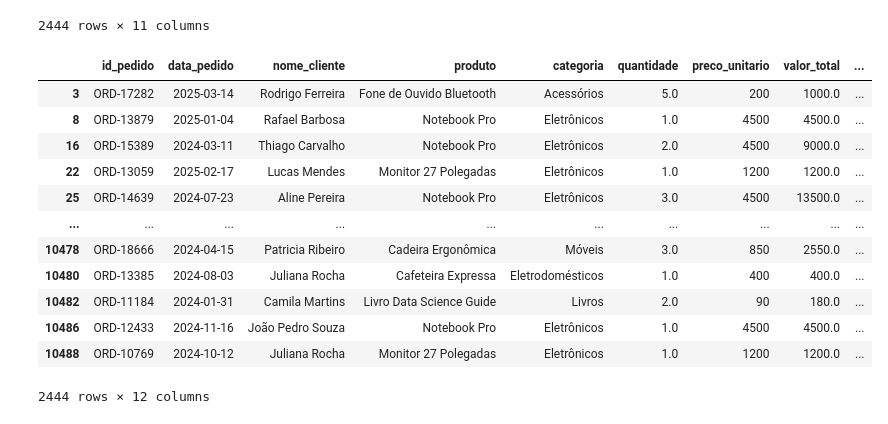
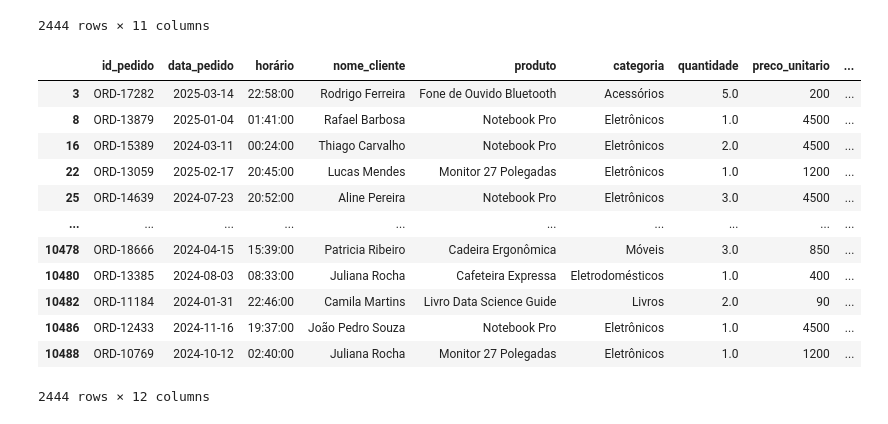
Before and after one commit to Fariu889/Projeto_Open_Source_Turma_01467.2026.0001, a Jupyter notebook: E_Commerce/Datasets/e_commerce.ipynb, the cells around one changed output. Saved outputs shown, nothing was run; the diff lists cells and outputs as text; code cells hidden in the pictures.

```diff
--- a/E_Commerce/Datasets/e_commerce.ipynb
+++ b/E_Commerce/Datasets/e_commerce.ipynb
@@ -161,22 +175,22 @@ base_vendas[base_vendas["valor_total"] == 0]
 
 base_vendas.to_excel("base_vendas_limpa.xlsx", index = False)
 # %%
-base_vendas["data_pedido"] = pd.to_datetime(base_vendas["data_pedido"]).dt.time
+base_vendas["data_pedido"] = pd.to_datetime(base_vendas["data_pedido"])
 base_vendas.insert(2, "horário", base_vendas['data_pedido'].dt.time)
 base_vendas["data_pedido"] = pd.to_datetime(base_vendas['data_pedido']).dt.date
 
 base_vendas
 # %% [output]
-|  | id_pedido | data_pedido | nome_cliente | produto | categoria | quantidade | preco_unitario | valor_total | ... |
-| 3 | ORD-17282 | 2025-03-14 | Rodrigo Ferreira | Fone de Ouvido Bluetooth | Acessórios | 5.0 | 200 | 1000.0 | ... |
-| 8 | ORD-13879 | 2025-01-04 | Rafael Barbosa | Notebook Pro | Eletrônicos | 1.0 | 4500 | 4500.0 | ... |
-| 16 | ORD-15389 | 2024-03-11 | Thiago Carvalho | Notebook Pro | Eletrônicos | 2.0 | 4500 | 9000.0 | ... |
-| 22 | ORD-13059 | 2025-02-17 | Lucas Mendes | Monitor 27 Polegadas | Eletrônicos | 1.0 | 1200 | 1200.0 | ... |
-| 25 | ORD-14639 | 2024-07-23 | Aline Pereira | Notebook Pro | Eletrônicos | 3.0 | 4500 | 13500.0 | ... |
+|  | id_pedido | data_pedido | horário | nome_cliente | produto | categoria | quantidade | preco_unitario | ... |
+| 3 | ORD-17282 | 2025-03-14 | 22:58:00 | Rodrigo Ferreira | Fone de Ouvido Bluetooth | Acessórios | 5.0 | 200 | ... |
+| 8 | ORD-13879 | 2025-01-04 | 01:41:00 | Rafael Barbosa | Notebook Pro | Eletrônicos | 1.0 | 4500 | ... |
+| 16 | ORD-15389 | 2024-03-11 | 00:24:00 | Thiago Carvalho | Notebook Pro | Eletrônicos | 2.0 | 4500 | ... |
+| 22 | ORD-13059 | 2025-02-17 | 20:45:00 | Lucas Mendes | Monitor 27 Polegadas | Eletrônicos | 1.0 | 1200 | ... |
+| 25 | ORD-14639 | 2024-07-23 | 20:52:00 | Aline Pereira | Notebook Pro | Eletrônicos | 3.0 | 4500 | ... |
 | ... | ... | ... | ... | ... | ... | ... | ... | ... | ... |
-| 10478 | ORD-18666 | 2024-04-15 | Patricia Ribeiro | Cadeira Ergonômica | Móveis | 3.0 | 850 | 2550.0 | ... |
-| 10480 | ORD-13385 | 2024-08-03 | Juliana Rocha | Cafeteira Expressa | Eletrodomésticos | 1.0 | 400 | 400.0 | ... |
-| 10482 | ORD-11184 | 2024-01-31 | Camila Martins | Livro Data Science Guide | Livros | 2.0 | 90 | 180.0 | ... |
-| 10486 | ORD-12433 | 2024-11-16 | João Pedro Souza | Notebook Pro | Eletrônicos | 1.0 | 4500 | 4500.0 | ... |
-| 10488 | ORD-10769 | 2024-10-12 | Juliana Rocha | Monitor 27 Polegadas | Eletrônicos | 1.0 | 1200 | 1200.0 | ... |
+| 10478 | ORD-18666 | 2024-04-15 | 15:39:00 | Patricia Ribeiro | Cadeira Ergonômica | Móveis | 3.0 | 850 | ... |
+| 10480 | ORD-13385 | 2024-08-03 | 08:33:00 | Juliana Rocha | Cafeteira Expressa | Eletrodomésticos | 1.0 | 400 | ... |
+| 10482 | ORD-11184 | 2024-01-31 | 22:46:00 | Camila Martins | Livro Data Science Guide | Livros | 2.0 | 90 | ... |
+| 10486 | ORD-12433 | 2024-11-16 | 19:37:00 | João Pedro Souza | Notebook Pro | Eletrônicos | 1.0 | 4500 | ... |
+| 10488 | ORD-10769 | 2024-10-12 | 02:40:00 | Juliana Rocha | Monitor 27 Polegadas | Eletrônicos | 1.0 | 1200 | ... |
 2444 rows × 12 columns
```
Also changed, not shown: parts of 5 cells of this notebook, 1 other file.
